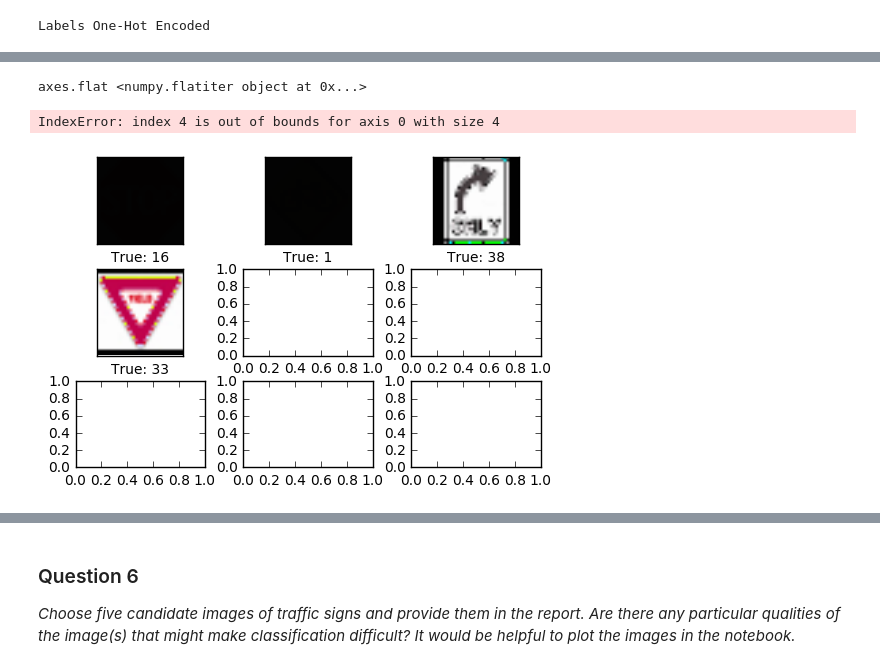
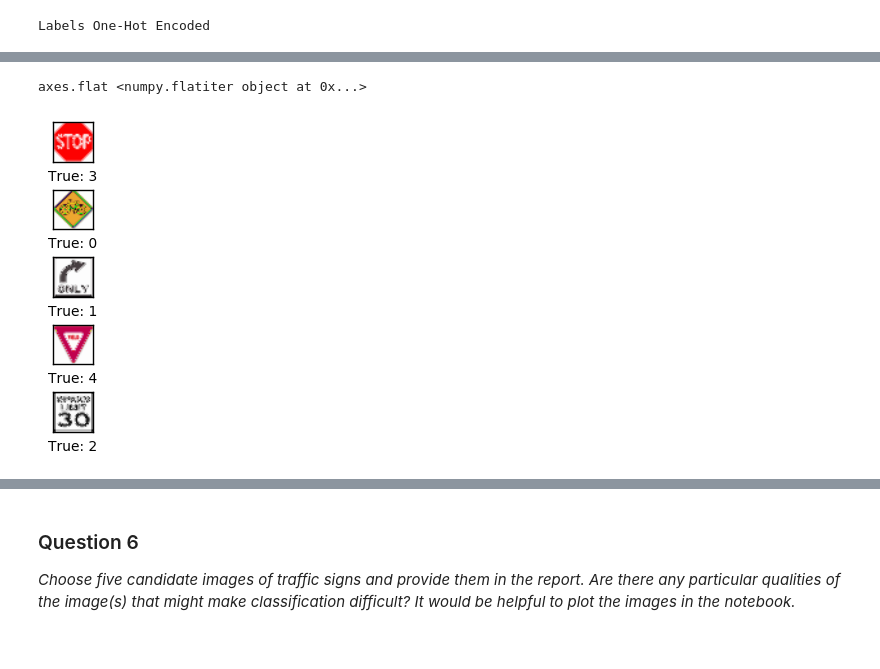
Before and after one commit to reneesmacdonald/trafficsigns, a Jupyter notebook: Traffic_Signs_Recognition.ipynb, the cells around one changed output, grey strips where cells are left out. Drawn from its saved outputs; the diff is of its cells as text; code cells hidden in the pictures.

```diff
--- a/Traffic_Signs_Recognition.ipynb
+++ b/Traffic_Signs_Recognition.ipynb
@@ -780,12 +854,16 @@ print (X_test_myimages.shape)
 # %%
+
+
+
 def pre_process_image_myimages(image):
 
     #image = cv2.cvtColor(image, cv2.COLOR_BGR2GRAY)
-    return (image-128)/128
 
+    return (image-128)/128.
 
-test_features_myimages = np.array([pre_process_image_myimages(X_test_myimages[i]) for i in range(len(X_test_myimages))],
-                                  dtype = np.float32)
+#test_features_myimages = (pre_process_image_myimages(X_test_myimages[i]) for i in range(len(X_test_myimages)))
+test_features_myimages = np.array([pre_process_image_myimages(X_test_myimages[i]) for i in range(len(X_test_myimages))],dtype = np.float32)
 print (test_features_myimages.shape)
+print (len(test_features_myimages))
 # %% [output]
 (5, 32, 32, 3)
@@ -801,15 +879,19 @@ print (X_test_myimages.shape)
 # Turn labels into numbers and apply One-Hot Encoding
 encoder = LabelBinarizer()
 #encoder.fit(y_train)
+y_test_myimages = y_test_myimages.astype(np.int32)
+
 encoder.fit(y_test_myimages)
 #train_labels = encoder.transform(y_train)
+
 test_labels_myimages = encoder.transform(y_test_myimages)
 
 
 
 # Change to float32, so that it can be multiplied against the features in TensorFlow which are float32
 #train_labels = train_labels.astype(np.float32)
-test_labels_myimages = test_labels_myimages.astype(np.float32)
+#test_labels_myimages = test_labels_myimages.astype(np.float32)
+#test_labels_myimages = test_labels_myimages.astype(np.int32)
 is_labels_encod = True
 
 print ('Labels One-Hot Encoded')
@@ -841,13 +932,13 @@ NameError: name 'image1' is not defined
 # %%
 from IPython.core.display import display, HTML
 display(HTML("<style>.container { width:100% !important; }</style>"))
-myimages = test_features_myimages[:4]
+myimages = test_features_myimages[:5]
+test_cls_myimages = np.argmax(test_labels_myimages, axis=1)
+cls_true_myimages = test_cls_myimages[:5]
 
-cls_true = test_cls[:4]
 
-plot_images(images = myimages, cls_true = cls_true)
+plot_images_myimages(images = myimages, cls_true_myimages = cls_true_myimages)
 # %% [output]
 axes.flat <numpy.flatiter object at 0x...>
-IndexError: index 4 is out of bounds for axis 0 with size 4
-[figure, old version]
+[figure, new version]
 # %%
```
Also changed, not shown: parts of 41 cells of this notebook.
